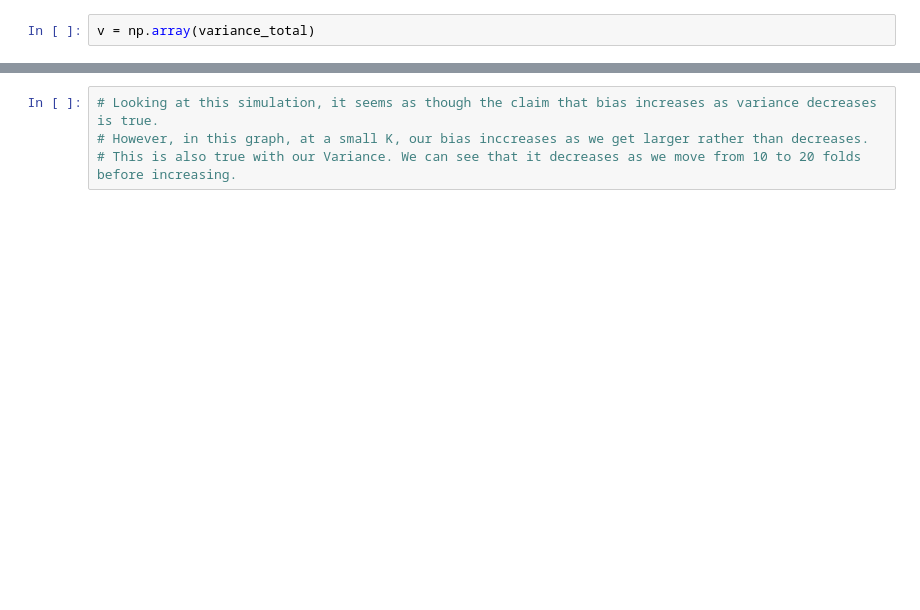
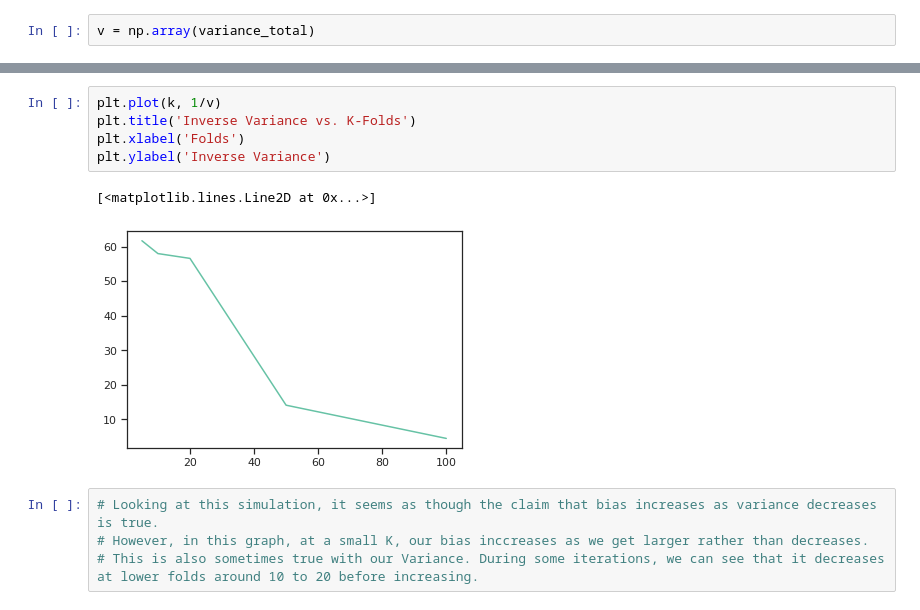
Before and after one commit to johnson0310/EE460J, a Jupyter notebook: Q3.ipynb, the cells around one changed output, grey strips where cells are left out. Cells and saved outputs as stored; diff of their text form; blank space fills up the shorter version.

```diff
--- a/Q3.ipynb
+++ b/Q3.ipynb
@@ -136,4 +137,12 @@ plt.plot(k, 1/v)
+# %%
+plt.plot(k, 1/v)
+plt.title('Inverse Variance vs. K-Folds')
+plt.xlabel('Folds')
+plt.ylabel('Inverse Variance')
+# %% [output]
+[<matplotlib.lines.Line2D at 0x...>]
+[figure, added]
 # %%
 # Looking at this simulation, it seems as though the claim that bias increases as variance decreases is true.
 # However, in this graph, at a small K, our bias inccreases as we get larger rather than decreases.
-# This is also true with our Variance. We can see that it decreases as we move from 10 to 20 folds before increasing.
+# This is also sometimes true with our Variance. During some iterations, we can see that it decreases at lower folds around 10 to 20 before increasing.
```
Also changed, not shown: parts of 11 cells of this notebook.
